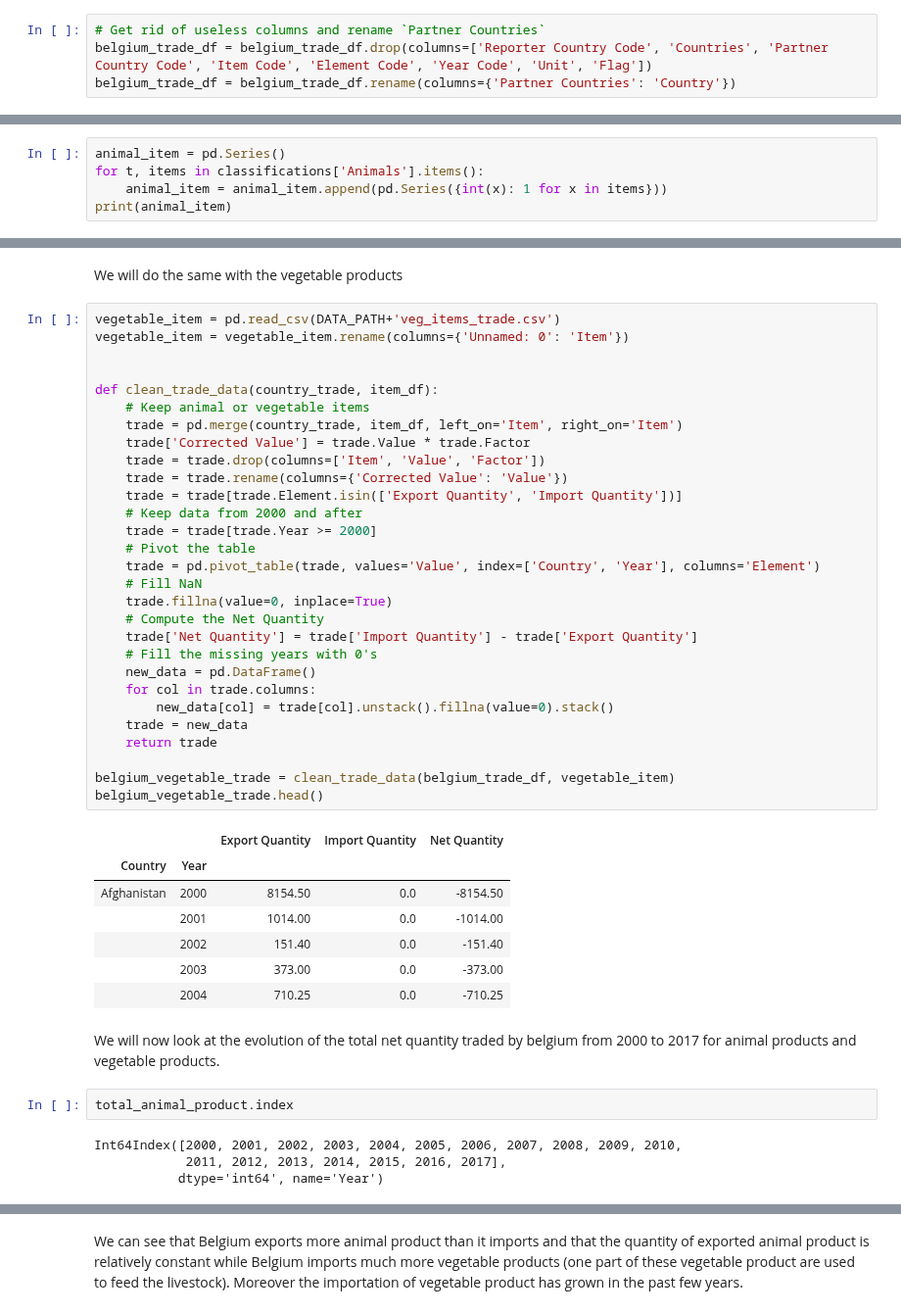
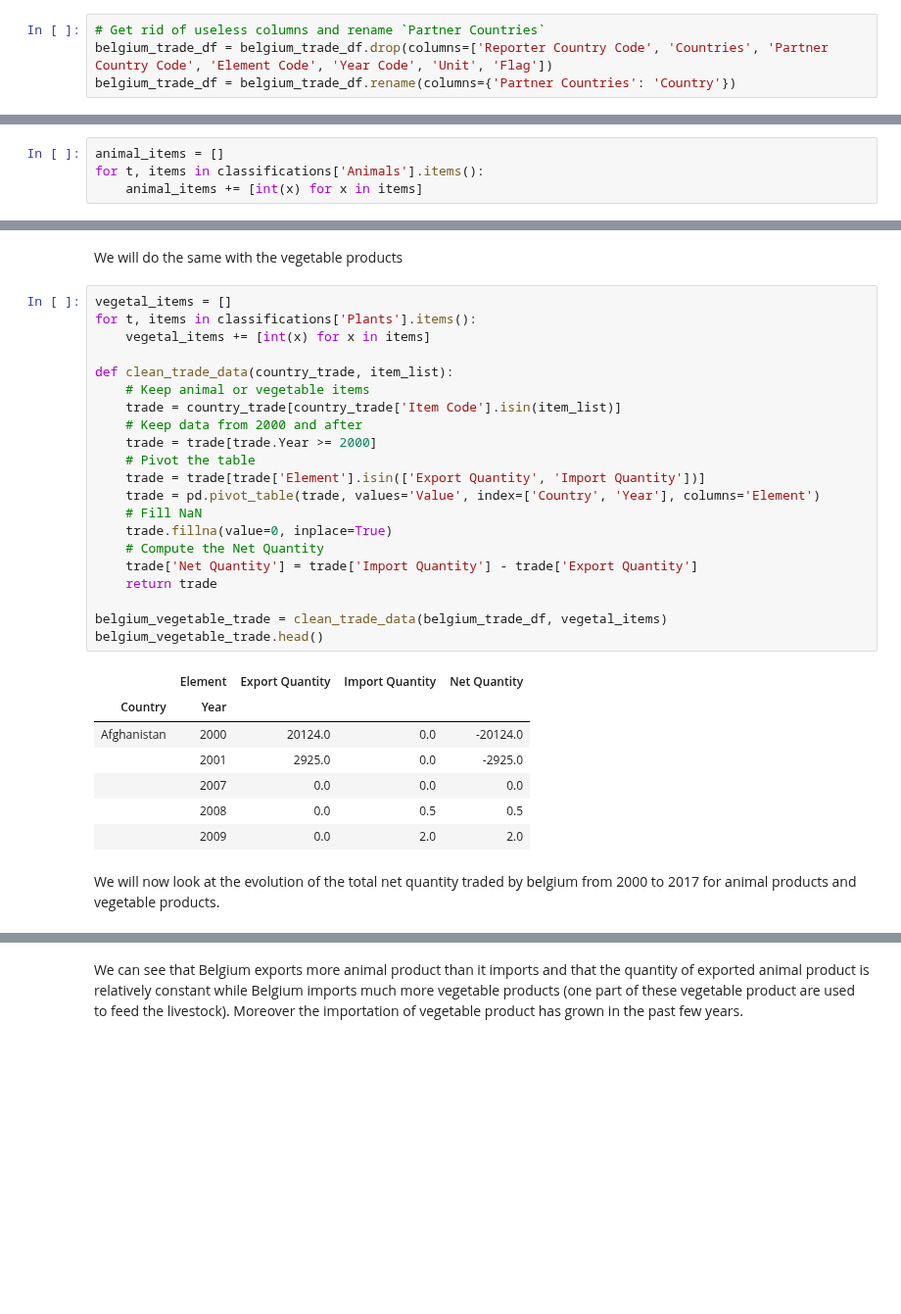
Before and after one commit to Lambo97/ADAProject, a Jupyter notebook: src/Final.ipynb, the cells around one changed output, grey strips where cells are left out. Shown at 98% size. Cells and saved outputs as stored; diff of their text form; blank space fills up the shorter version.

```diff
--- a/src/Final.ipynb
+++ b/src/Final.ipynb
@@ -681,5 +681,5 @@ belgium_trade_df.head()
 | 4 | 255 | Belgium | 2 | Afghanistan | 231 | Almonds shelled | ... |
 # %%
 # Get rid of useless columns and rename `Partner Countries`
-belgium_trade_df = belgium_trade_df.drop(columns=['Reporter Country Code', 'Countries', 'Partner Country Code', 'Item Code', 'Element Code', 'Year Code', 'Unit', 'Flag'])
+belgium_trade_df = belgium_trade_df.drop(columns=['Reporter Country Code', 'Countries', 'Partner Country Code', 'Element Code', 'Year Code', 'Unit', 'Flag'])
 belgium_trade_df = belgium_trade_df.rename(columns={'Partner Countries': 'Country'})
@@ -687,7 +689,6 @@ belgium_trade_df = belgium_trade_df.rename(columns={'Partner Countries': 'Countr
 with open(os.path.join(DATA_PATH, "item_classifications.json"), "r") as f:
     classifications = json.load(f)
 # %%
-animal_item = pd.Series()
+animal_items = []
 for t, items in classifications['Animals'].items():
-    animal_item = animal_item.append(pd.Series({int(x): 1 for x in items}))
-print(animal_item)
+    animal_items += [int(x) for x in items]
@@ -796,50 +748,36 @@ Int64Index([2000, 2001, 2002, 2003, 2004, 2005, 2006, 2007, 2008, 2009, 2010,
 # %% [markdown]
 We will do the same with the vegetable products
 # %%
-vegetable_item = pd.read_csv(DATA_PATH+'veg_items_trade.csv')
-vegetable_item = vegetable_item.rename(columns={'Unnamed: 0': 'Item'})
+vegetal_items = []
+for t, items in classifications['Plants'].items():
+    vegetal_items += [int(x) for x in items]
 
-
-def clean_trade_data(country_trade, item_df):
+def clean_trade_data(country_trade, item_list):
     # Keep animal or vegetable items
-    trade = pd.merge(country_trade, item_df, left_on='Item', right_on='Item')
-    trade['Corrected Value'] = trade.Value * trade.Factor
-    trade = trade.drop(columns=['Item', 'Value', 'Factor'])
-    trade = trade.rename(columns={'Corrected Value': 'Value'})
-    trade = trade[trade.Element.isin(['Export Quantity', 'Import Quantity'])]
+    trade = country_trade[country_trade['Item Code'].isin(item_list)]
     # Keep data from 2000 and after
     trade = trade[trade.Year >= 2000]
     # Pivot the table
+    trade = trade[trade['Element'].isin(['Export Quantity', 'Import Quantity'])]
     trade = pd.pivot_table(trade, values='Value', index=['Country', 'Year'], columns='Element')
     # Fill NaN
     trade.fillna(value=0, inplace=True)
     # Compute the Net Quantity
     trade['Net Quantity'] = trade['Import Quantity'] - trade['Export Quantity']
-    # Fill the missing years with 0's
-    new_data = pd.DataFrame()
-    for col in trade.columns:
-        new_data[col] = trade[col].unstack().fillna(value=0).stack()
-    trade = new_data
     return trade
 
-belgium_vegetable_trade = clean_trade_data(belgium_trade_df, vegetable_item)
+belgium_vegetable_trade = clean_trade_data(belgium_trade_df, vegetal_items)
 belgium_vegetable_trade.head()
 # %% [output]
-|  |  | Export Quantity | Import Quantity | Net Quantity |
+|  | Element | Export Quantity | Import Quantity | Net Quantity |
 | Country | Year |  |  |  |
-| Afghanistan | 2000 | 8154.50 | 0.0 | -8154.50 |
-|  | 2001 | 1014.00 | 0.0 | -1014.00 |
-|  | 2002 | 151.40 | 0.0 | -151.40 |
-|  | 2003 | 373.00 | 0.0 | -373.00 |
-|  | 2004 | 710.25 | 0.0 | -710.25 |
+| Afghanistan | 2000 | 20124.0 | 0.0 | -20124.0 |
+|  | 2001 | 2925.0 | 0.0 | -2925.0 |
+|  | 2007 | 0.0 | 0.0 | 0.0 |
+|  | 2008 | 0.0 | 0.5 | 0.5 |
+|  | 2009 | 0.0 | 2.0 | 2.0 |
 # %% [markdown]
 We will now look at the evolution of the total net quantity traded by belgium from 2000 to 2017 for animal products and vegetable products.
-# %%
-total_animal_product.index
-# %% [output]
-Int64Index([2000, 2001, 2002, 2003, 2004, 2005, 2006, 2007, 2008, 2009, 2010,
-            2011, 2012, 2013, 2014, 2015, 2016, 2017],
-           dtype='int64', name='Year')
 # %%
 total_animal_product = belgium_animal_trade.groupby(level=1).sum()['Net Quantity']
 total_vegetable_product = belgium_vegetable_trade.groupby(level=1).sum()['Net Quantity']
```
Also changed, not shown: parts of 18 cells of this notebook, 10 other files.
